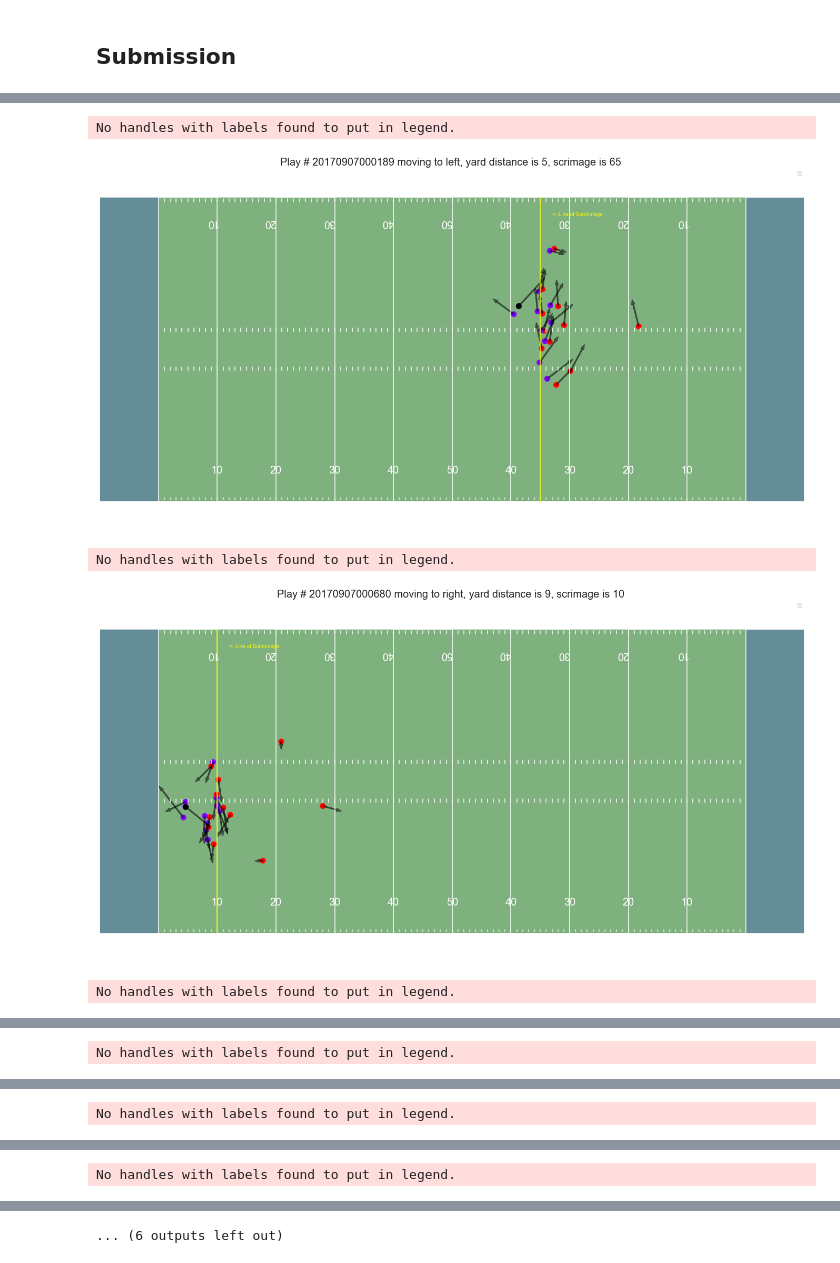
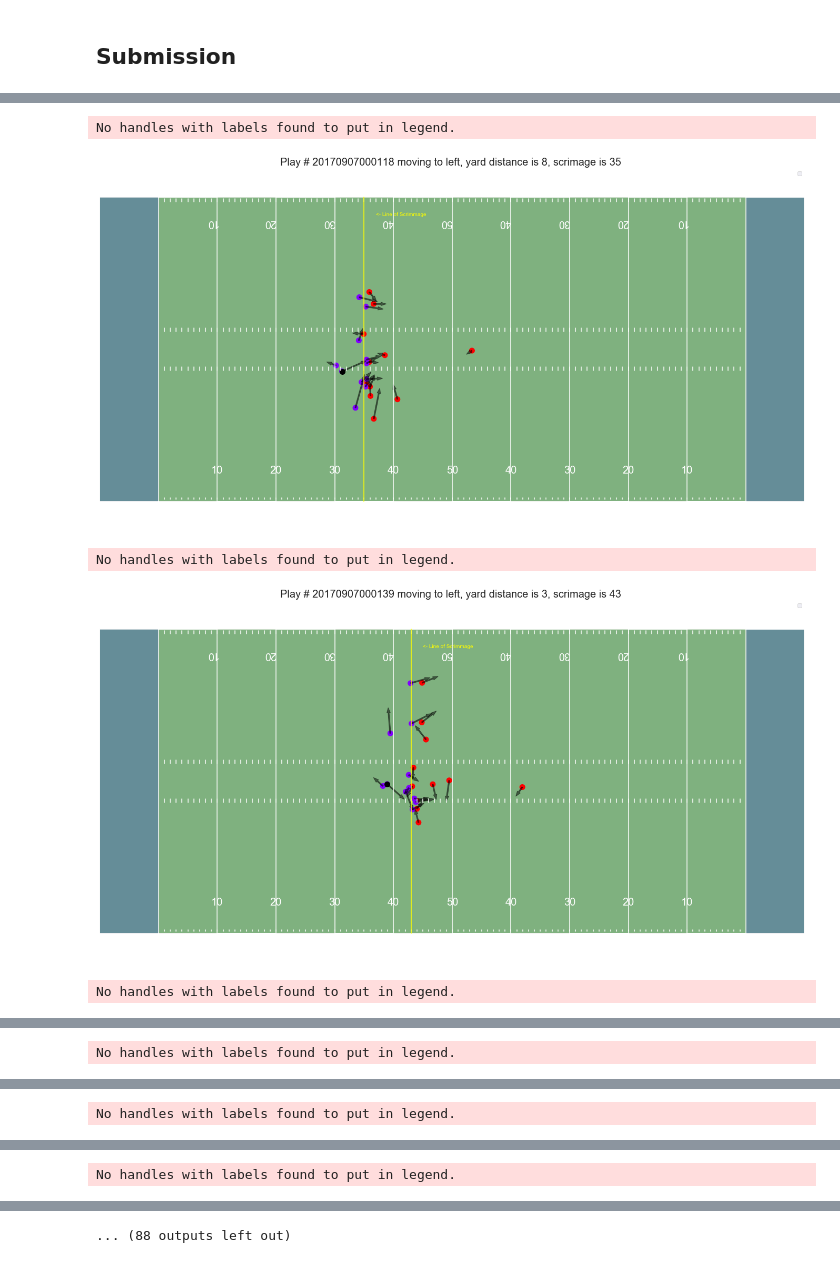
Before and after one commit to TheNerdyCat/nfl-big-data-bowl, a Jupyter notebook: output/feature_engineering_v1.ipynb, the cells around one changed output, grey strips where cells are left out. Saved outputs shown, nothing was run; the diff lists cells and outputs as text; code cells hidden in the pictures.

```diff
--- a/output/feature_engineering_v1.ipynb
+++ b/output/feature_engineering_v1.ipynb
@@ -435,11 +435,11 @@ def preprocess(df, labelEncoders=None):#
     df['accY'] = df['A'].values * np.sin(df['Orientation'].values)
 
     # Aggregations by NflId (each player)
-    i_cols = ['HomeScoreBeforePlay','VisitorScoreBeforePlay','YardLine']
-    uids = ['NflId']
-    aggregations = ['mean','std','median', 'max', 'min']
-    df_agg = uid_aggregation(df, i_cols, uids, aggregations)
-    df = pd.concat([df, df_agg], axis=1)
+   #i_cols = ['HomeScoreBeforePlay','VisitorScoreBeforePlay','YardLine']
+   #uids = ['NflId']
+   #aggregations = ['mean','std','median', 'max', 'min']
+   #df_agg = uid_aggregation(df, i_cols, uids, aggregations)
+   #df = pd.concat([df, df_agg], axis=1)
 
     # OffenseTeam & DefenseTeam dummies
     df = pd.get_dummies(df, prefix=['OffenseTeam', 'DefenseTeam'],
@@ -853,9 +871,11 @@ inside = [20170907000118, 20170907000473, 20170907001077, 20170907001177, 201709
+# %%
+plays = train['PlayId'].unique()[:50]
 # %%
-for play_id in outside:
-    show_play_std(play_id)
+for play in plays:
+    show_play_std(play)
 # %% [output]
 No handles with labels found to put in legend.
-[figure, old version]
+[figure, new version]
 No handles with labels found to put in legend.
-[figure, old version]
+[figure, new version]
 No handles with labels found to put in legend.
@@ -869 +889 @@ No handles with labels found to put in legend.
-... (6 outputs left out)
+... (88 outputs left out)
```
Also changed, not shown: parts of 4 cells of this notebook, 4 other files.
